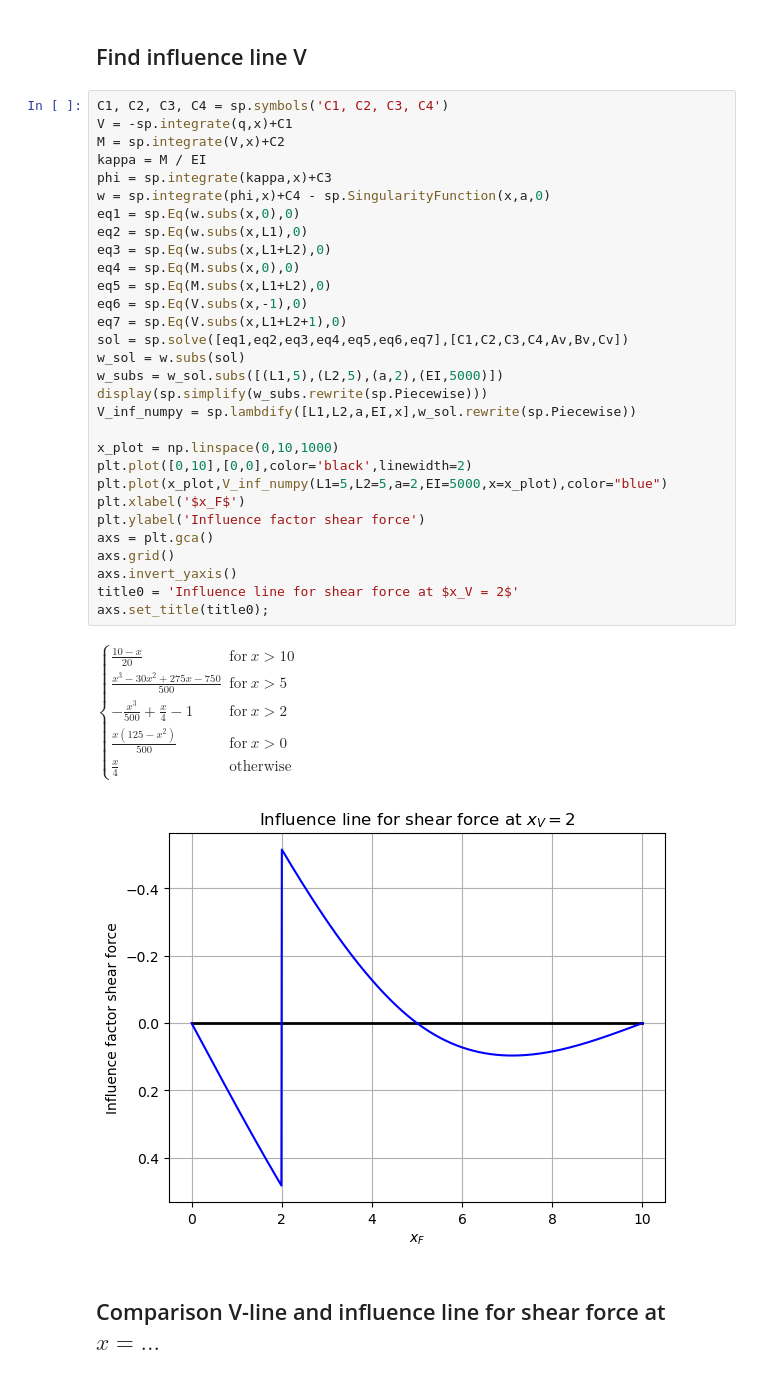
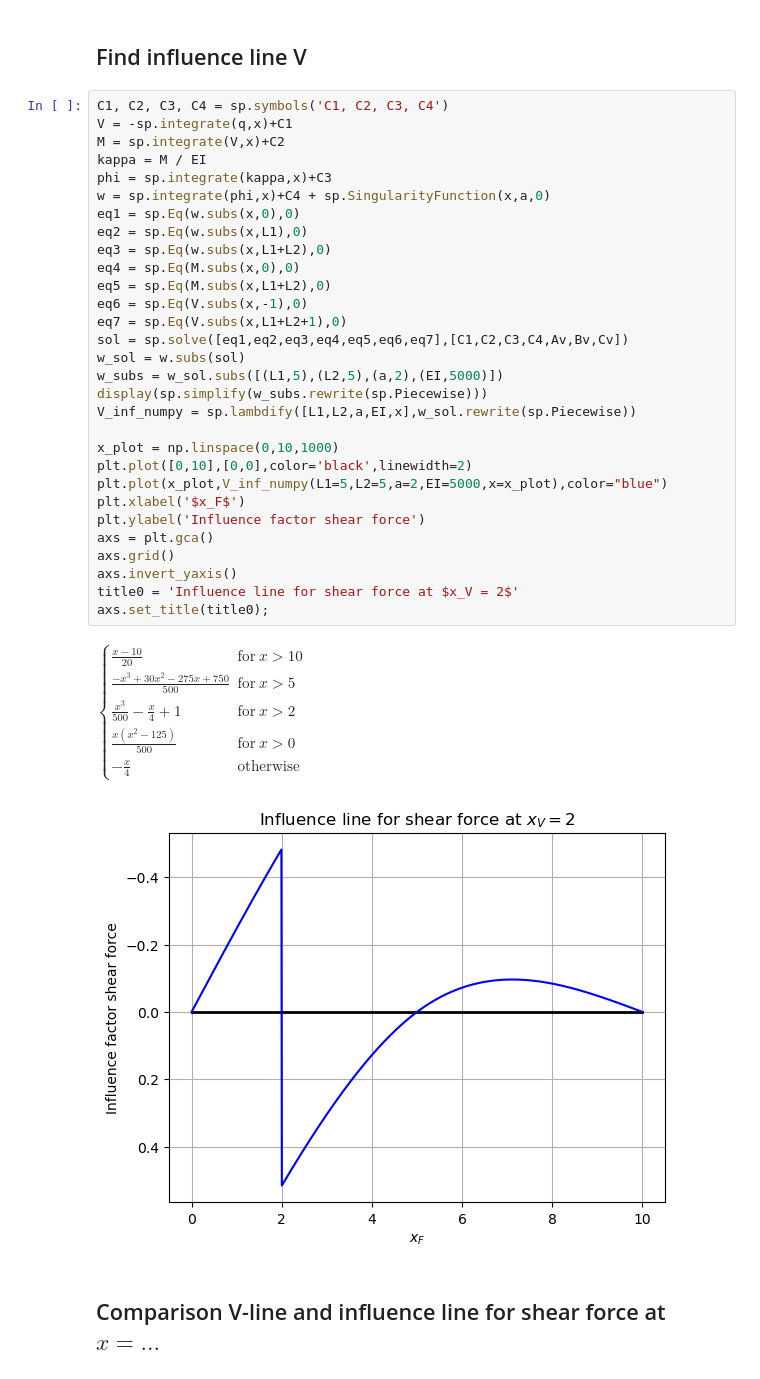
Before and after one commit to Tom-van-Woudenberg/Shared_notebooks, a Jupyter notebook: Structural_Mechanics_4/Interactive_influence_line.ipynb, the cells around one changed output. Saved outputs shown, nothing was run; the diff lists cells and outputs as text.

```diff
--- a/Structural_Mechanics_4/Interactive_influence_line.ipynb
+++ b/Structural_Mechanics_4/Interactive_influence_line.ipynb
@@ -179,36 +179,36 @@ $\displaystyle \begin{cases} 0 & \text{for}\: x > 10 \\\frac{21}{250} & \text{fo
 # %%
 C1, C2, C3, C4 = sp.symbols('C1, C2, C3, C4')
 V = -sp.integrate(q,x)+C1
 M = sp.integrate(V,x)+C2
 kappa = M / EI
 phi = sp.integrate(kappa,x)+C3
-w = sp.integrate(phi,x)+C4 - sp.SingularityFunction(x,a,0)
+w = sp.integrate(phi,x)+C4 + sp.SingularityFunction(x,a,0)
 eq1 = sp.Eq(w.subs(x,0),0)
 eq2 = sp.Eq(w.subs(x,L1),0)
 eq3 = sp.Eq(w.subs(x,L1+L2),0)
 eq4 = sp.Eq(M.subs(x,0),0)
 eq5 = sp.Eq(M.subs(x,L1+L2),0)
 eq6 = sp.Eq(V.subs(x,-1),0)
 eq7 = sp.Eq(V.subs(x,L1+L2+1),0)
 sol = sp.solve([eq1,eq2,eq3,eq4,eq5,eq6,eq7],[C1,C2,C3,C4,Av,Bv,Cv])
 w_sol = w.subs(sol)
 w_subs = w_sol.subs([(L1,5),(L2,5),(a,2),(EI,5000)])
 display(sp.simplify(w_subs.rewrite(sp.Piecewise)))
 V_inf_numpy = sp.lambdify([L1,L2,a,EI,x],w_sol.rewrite(sp.Piecewise))
 
 x_plot = np.linspace(0,10,1000)
 plt.plot([0,10],[0,0],color='black',linewidth=2)
 plt.plot(x_plot,V_inf_numpy(L1=5,L2=5,a=2,EI=5000,x=x_plot),color="blue")
 plt.xlabel('$x_F$')
 plt.ylabel('Influence factor shear force')
 axs = plt.gca()
 axs.grid()
 axs.invert_yaxis()
 title0 = 'Influence line for shear force at $x_V = 2$'
 axs.set_title(title0);
 # %% [output]
-$\displaystyle \begin{cases} \frac{10 - x}{20} & \text{for}\: x > 10 \\\frac{x^{3} - 30 x^{2} + 275 x - 750}{500} & \text{for}\: x > 5 \\- \frac{x^{3}}{500} + \frac{x}{4} - 1 & \text{for}\: x > 2 \\\frac{x \left(125 - x^{2}\right)}{500} & \text{for}\: x > 0 \\\frac{x}{4} & \text{otherwise} \end{cases}$
+$\displaystyle \begin{cases} \frac{x - 10}{20} & \text{for}\: x > 10 \\\frac{- x^{3} + 30 x^{2} - 275 x + 750}{500} & \text{for}\: x > 5 \\\frac{x^{3}}{500} - \frac{x}{4} + 1 & \text{for}\: x > 2 \\\frac{x \left(x^{2} - 125\right)}{500} & \text{for}\: x > 0 \\- \frac{x}{4} & \text{otherwise} \end{cases}$
-[figure, old version]
+[figure, new version]
 # %% [markdown]
 ## Comparison V-line and influence line for shear force at $x = ...$ #
 # %%
```
Also changed, not shown: 2 other files.
